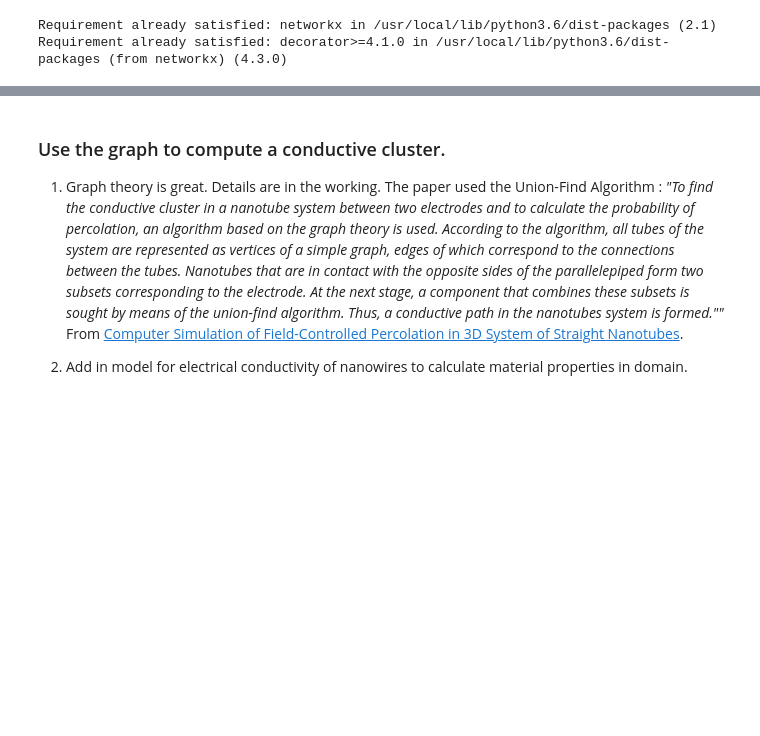
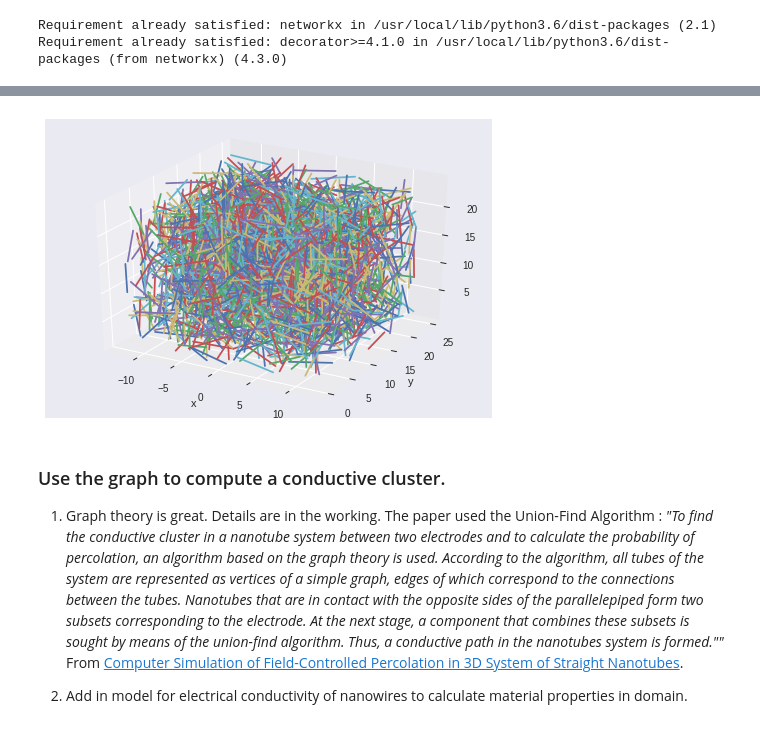
Before and after one commit to mzhang32/nanohub-project, a Jupyter notebook: first_submodel.ipynb, the cells around one changed output, grey strips where cells are left out. Drawn from its saved outputs; the diff is of its cells as text; code cells hidden in the pictures; blank space fills up the shorter version.

```diff
--- a/first_submodel.ipynb
+++ b/first_submodel.ipynb
@@ -315,18 +272,0 @@ print(sorted(distances))
-# %%
-import matplotlib.pyplot as plt
-from mpl_toolkits.mplot3d import Axes3D
-fig = plt.figure()
-ax = fig.add_subplot(111, projection='3d')
-
-segments = []
-for start, end in zip(start_points, end_points):
-  x = [start[0], end[0]]
-  y = [start[1], end[1]]
-  z = [start[2], end[2]]
-  segments.append([x, y, z])
-for seg in segments:
-  ax.plot(seg[0], seg[1], seg[2])
-plt.xlabel('x')
-plt.ylabel('y')
-#ax.plot([0, -1], [0, -1], [0, -1]) # Test line segment
-plt.show()
@@ -377,3 +312,23 @@ G = init_graph(segments, diameter)
+# %%
+import matplotlib.pyplot as plt
+from mpl_toolkits.mplot3d import Axes3D
+fig = plt.figure()
+ax = fig.add_subplot(111, projection='3d')
+
+segments = []
+for line in lines:
+  x = [line[0][0], line[1][0]]
+  y = [line[0][1], line[1][1]]
+  z = [line[0][2], line[1][2]]
+  segments.append([x, y, z])
+for seg in segments:
+  ax.plot(seg[0], seg[1], seg[2])
+plt.xlabel('x')
+plt.ylabel('y')
+#ax.plot([0, -1], [0, -1], [0, -1]) # Test line segment
+plt.show()
+# %% [output]
+[figure, added]
 # %% [markdown]
 ### Use the graph to compute a conductive cluster.
 1. Graph theory is great. Details are in the working. The paper used the Union-Find Algorithm :
```
Also changed, not shown: parts of 35 cells of this notebook.
